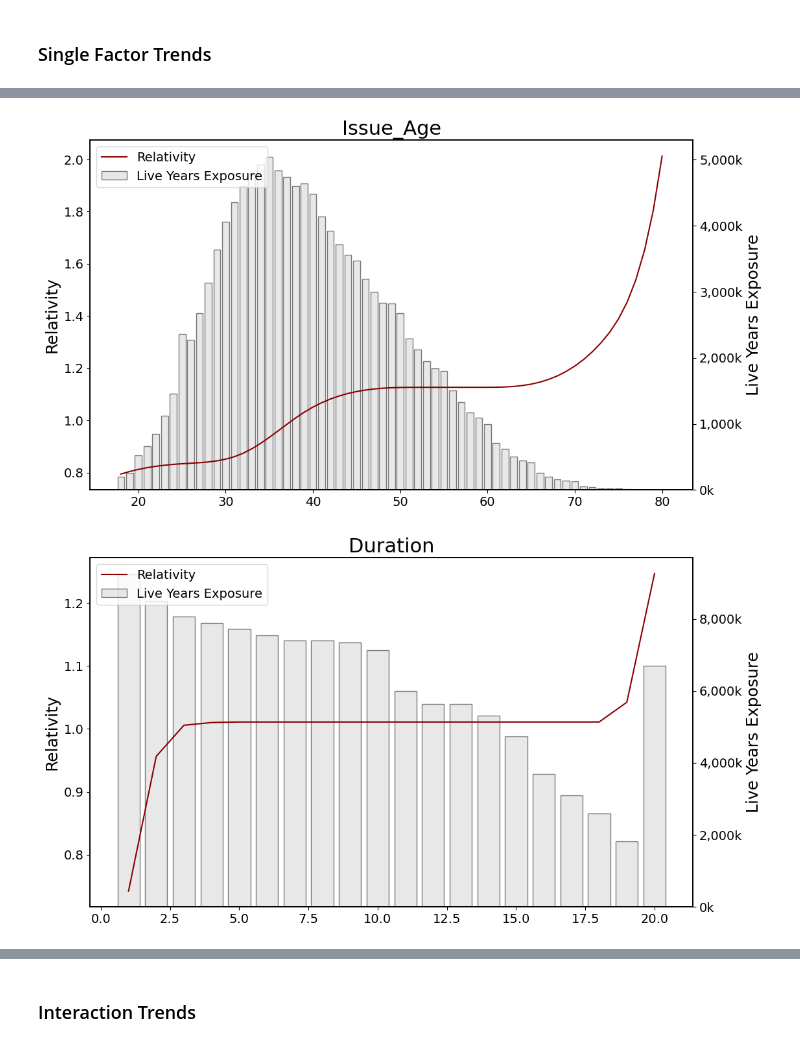
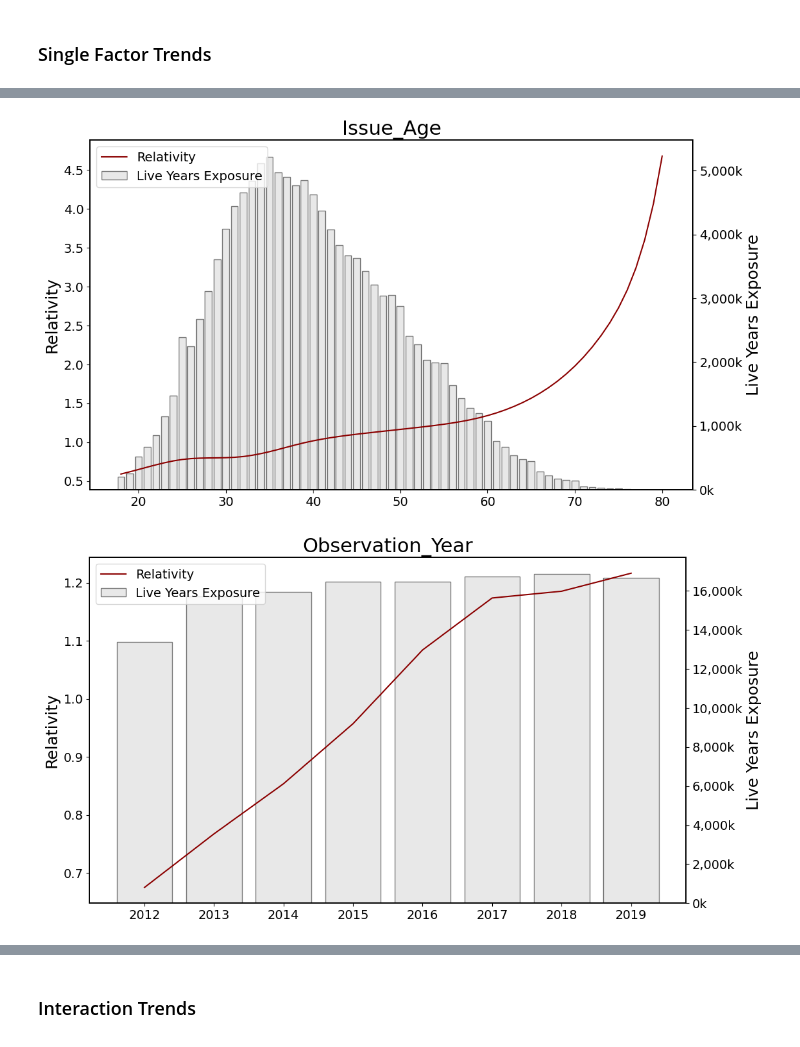
Before and after one commit to ckjackytam/ifoa-ds-health-care-wp, a Jupyter notebook: Python/big-pitch/04 - Final Model with Interaction.ipynb, the cells around one changed output, grey strips where cells are left out. Cells and saved outputs as stored; diff of their text form; code cells hidden in the pictures.

```diff
--- a/Python/big-pitch/04 - Final Model with Interaction.ipynb
+++ b/Python/big-pitch/04 - Final Model with Interaction.ipynb
@@ -108,6 +108,7 @@ num_feat = [
     "Attained_Age",
     "Face_Amount_Band_ordinal",
     "Issue_Age",
+    "Issue_Year",
 ]
 
 # Define the list of categorical features
@@ -244,13 +245,13 @@ Text(0.5, 1.0, 'Interaction Importance')
 
 # Define a list of interacton terms that makes sense from an underwriting perspective
 interaction_list = [
+    "Duration x Face_Amount_Band_ordinal",
+    "Attained_Age x Smoker_Status",
+    "Duration x Issue_Age",
     "Attained_Age x Face_Amount_Band_ordinal",
-    "Attained_Age x Smoker_Status",
-    "Attained_Age x Observation_Year",
     "Attained_Age x Sex",
-    "Duration x Issue_Age",
-    "Duration x Face_Amount_Band_ordinal",
-    "Face_Amount_Band_ordinal x Sex",
+    "Observation_Year x Sex",
+    "Attained_Age x Observation_Year"
 ]
 
 ################################################
@@ -277,8 +278,8 @@ term_string, num_feat_map, cat_feat_map, interact_term_map = (
         cat_feat,
         X_train,
         interaction_term_list=interaction_list,
-        mono_dec_var_list=["Face_Amount_Band_ordinal"],
-        mono_inc_var_list=["Duration", "Issue_Age"],
+        mono_dec_var_list=["Face_Amount_Band_ordinal", "Issue_Year"],
+        # mono_inc_var_list=["Duration"],
     )
 )
 print(term_string)
@@ -1148,7 +1166,7 @@ ax.grid(False)
 ###################################################################
 
 # Define the age variable
-age_var = "Attained_Age_Sync"
+age_var = "Attained_Age"
 rightylabel = "Live Years Exposure"
 
 ###################################################################
@@ -1227,2 +1245,2 @@ for v in single_fact_df["feature"]:
-[figure, old version]
+[figure, new version]
-[figure, old version]
+[figure, new version]
```
Also changed, not shown: parts of 38 cells of this notebook, 3 other files.
